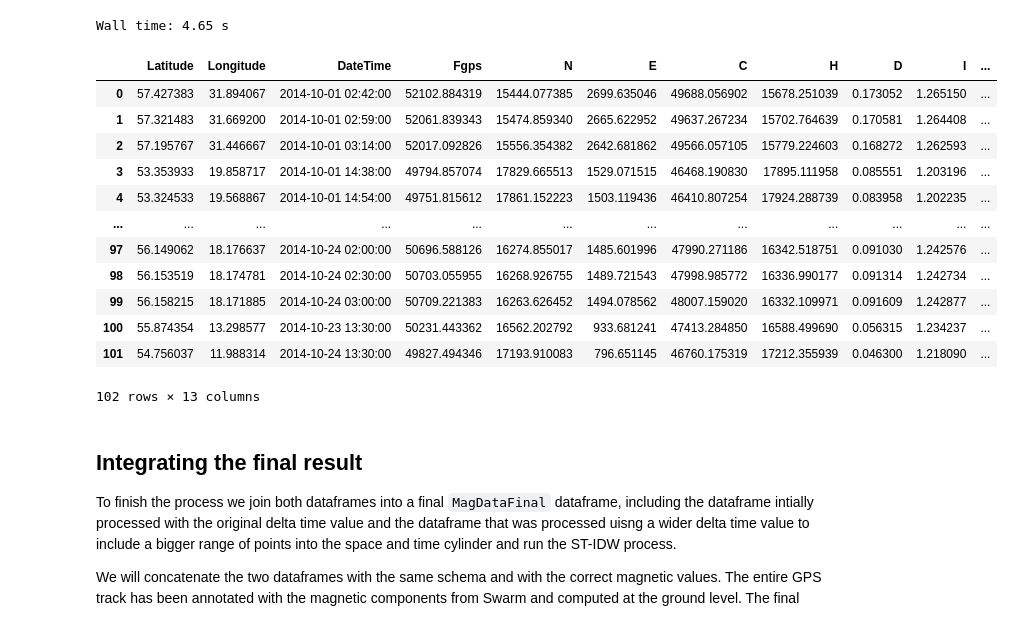
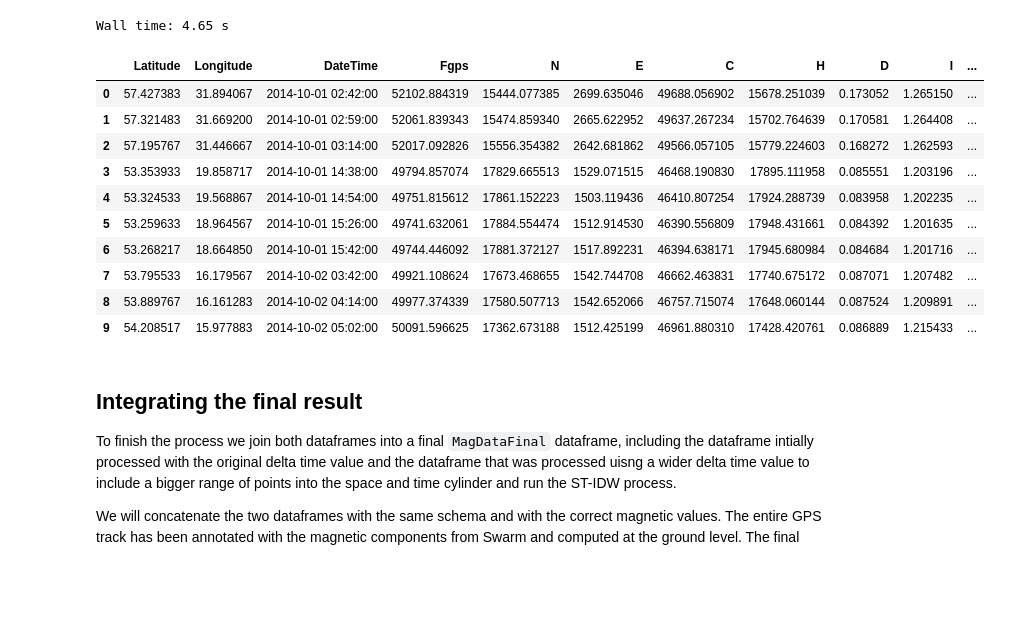
Before and after one commit to MagGeo/MagGeo, a Jupyter notebook: MagGeo_Parallel.ipynb, the cells around one changed output. Drawn from its saved outputs; the diff is of its cells as text; code cells hidden in the pictures; blank space fills up the shorter version.

```diff
--- a/MagGeo_Parallel.ipynb
+++ b/MagGeo_Parallel.ipynb
@@ -647,21 +583,19 @@ if __name__ == '__main__':
 # %% [output]
 Wall time: 4.65 s
 # %%
-GeoMagParallelResult_Zero
+GeoMagParallelResult_Zero.head(10)
 # %% [output]
 |  | Latitude | Longitude | DateTime | Fgps | N | E | C | H | D | I | ... |
 | 0 | 57.427383 | 31.894067 | 2014-10-01 02:42:00 | 52102.884319 | 15444.077385 | 2699.635046 | 49688.056902 | 15678.251039 | 0.173052 | 1.265150 | ... |
 | 1 | 57.321483 | 31.669200 | 2014-10-01 02:59:00 | 52061.839343 | 15474.859340 | 2665.622952 | 49637.267234 | 15702.764639 | 0.170581 | 1.264408 | ... |
 | 2 | 57.195767 | 31.446667 | 2014-10-01 03:14:00 | 52017.092826 | 15556.354382 | 2642.681862 | 49566.057105 | 15779.224603 | 0.168272 | 1.262593 | ... |
 | 3 | 53.353933 | 19.858717 | 2014-10-01 14:38:00 | 49794.857074 | 17829.665513 | 1529.071515 | 46468.190830 | 17895.111958 | 0.085551 | 1.203196 | ... |
 | 4 | 53.324533 | 19.568867 | 2014-10-01 14:54:00 | 49751.815612 | 17861.152223 | 1503.119436 | 46410.807254 | 17924.288739 | 0.083958 | 1.202235 | ... |
-| ... | ... | ... | ... | ... | ... | ... | ... | ... | ... | ... | ... |
-| 97 | 56.149062 | 18.176637 | 2014-10-24 02:00:00 | 50696.588126 | 16274.855017 | 1485.601996 | 47990.271186 | 16342.518751 | 0.091030 | 1.242576 | ... |
-| 98 | 56.153519 | 18.174781 | 2014-10-24 02:30:00 | 50703.055955 | 16268.926755 | 1489.721543 | 47998.985772 | 16336.990177 | 0.091314 | 1.242734 | ... |
-| 99 | 56.158215 | 18.171885 | 2014-10-24 03:00:00 | 50709.221383 | 16263.626452 | 1494.078562 | 48007.159020 | 16332.109971 | 0.091609 | 1.242877 | ... |
-| 100 | 55.874354 | 13.298577 | 2014-10-23 13:30:00 | 50231.443362 | 16562.202792 | 933.681241 | 47413.284850 | 16588.499690 | 0.056315 | 1.234237 | ... |
-| 101 | 54.756037 | 11.988314 | 2014-10-24 13:30:00 | 49827.494346 | 17193.910083 | 796.651145 | 46760.175319 | 17212.355939 | 0.046300 | 1.218090 | ... |
+| 5 | 53.259633 | 18.964567 | 2014-10-01 15:26:00 | 49741.632061 | 17884.554474 | 1512.914530 | 46390.556809 | 17948.431661 | 0.084392 | 1.201635 | ... |
+| 6 | 53.268217 | 18.664850 | 2014-10-01 15:42:00 | 49744.446092 | 17881.372127 | 1517.892231 | 46394.638171 | 17945.680984 | 0.084684 | 1.201716 | ... |
+| 7 | 53.795533 | 16.179567 | 2014-10-02 03:42:00 | 49921.108624 | 17673.468655 | 1542.744708 | 46662.463831 | 17740.675172 | 0.087071 | 1.207482 | ... |
+| 8 | 53.889767 | 16.161283 | 2014-10-02 04:14:00 | 49977.374339 | 17580.507713 | 1542.652066 | 46757.715074 | 17648.060144 | 0.087524 | 1.209891 | ... |
+| 9 | 54.208517 | 15.977883 | 2014-10-02 05:02:00 | 50091.596625 | 17362.673188 | 1512.425199 | 46961.880310 | 17428.420761 | 0.086889 | 1.215433 | ... |
-102 rows × 13 columns
 # %% [markdown]
 ## Integrating the final result
 To finish the process we join both dataframes into a final `MagDataFinal` dataframe, including the dataframe intially processed with the original delta time value and the dataframe that was processed uisng a wider delta time value to include a bigger range of points into the space and time cylinder and run the ST-IDW process.
```
Also changed, not shown: parts of 5 cells of this notebook, 1 other file.
